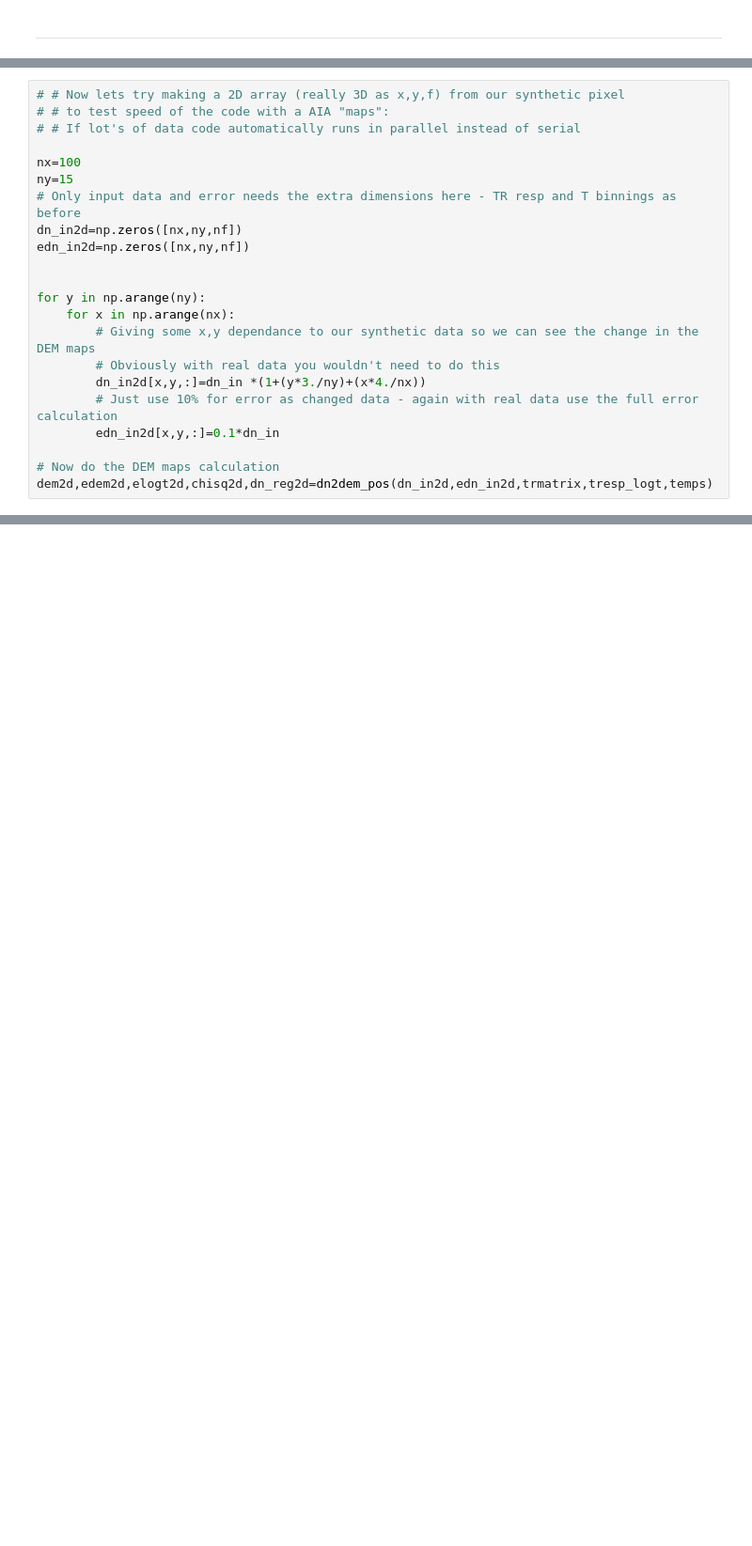
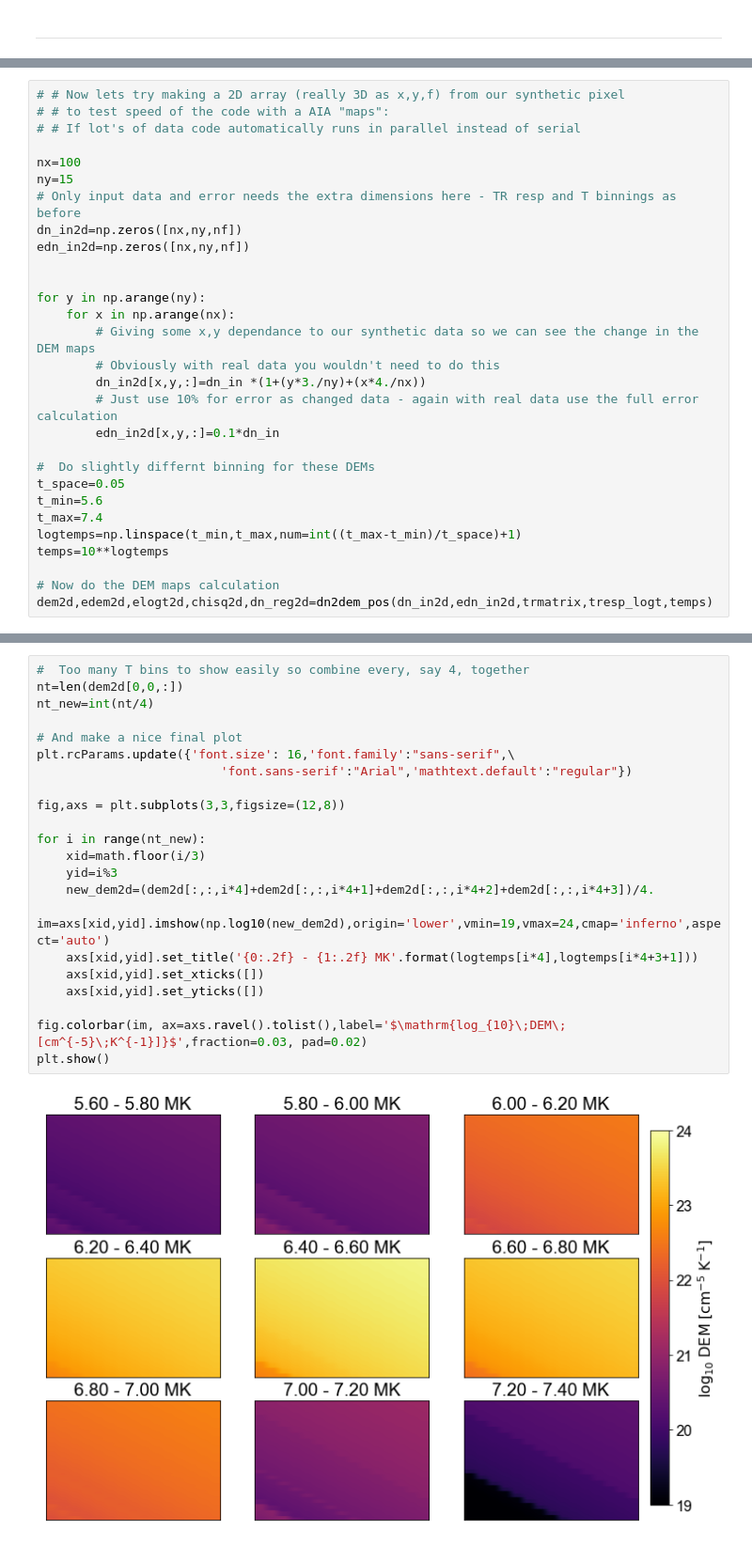
Before and after one commit to ianan/demreg, a Jupyter notebook: python/example_demregpy_aiasyn.ipynb, the cells around one changed output, grey strips where cells are left out. Shown at 94% size. Saved outputs shown, nothing was run; the diff lists cells and outputs as text; blank space fills up the shorter version.

```diff
--- a/python/example_demregpy_aiasyn.ipynb
+++ b/python/example_demregpy_aiasyn.ipynb
@@ -293,6 +294,13 @@ for y in np.arange(ny):
         # Just use 10% for error as changed data - again with real data use the full error calculation
         edn_in2d[x,y,:]=0.1*dn_in
 
+#  Do slightly differnt binning for these DEMs
+t_space=0.05
+t_min=5.6
+t_max=7.4
+logtemps=np.linspace(t_min,t_max,num=int((t_max-t_min)/t_space)+1)
+temps=10**logtemps
+
 # Now do the DEM maps calculation
 dem2d,edem2d,elogt2d,chisq2d,dn_reg2d=dn2dem_pos(dn_in2d,edn_in2d,trmatrix,tresp_logt,temps)
 # %%
@@ -308,3 +316,27 @@ plt.colorbar(label='$\mathrm{DEM\;[cm^{-5}\;K^{-1}]}$')
 plt.show()
 # %% [output]
 [figure]
+# %%
+#  Too many T bins to show easily so combine every, say 4, together
+nt=len(dem2d[0,0,:])
+nt_new=int(nt/4)
+
+# And make a nice final plot
+plt.rcParams.update({'font.size': 16,'font.family':"sans-serif",\
+                         'font.sans-serif':"Arial",'mathtext.default':"regular"})
+
+fig,axs = plt.subplots(3,3,figsize=(12,8))
+
+for i in range(nt_new):
+    xid=math.floor(i/3)
+    yid=i%3
+    new_dem2d=(dem2d[:,:,i*4]+dem2d[:,:,i*4+1]+dem2d[:,:,i*4+2]+dem2d[:,:,i*4+3])/4.
+    im=axs[xid,yid].imshow(np.log10(new_dem2d),origin='lower',vmin=19,vmax=24,cmap='inferno',aspect='auto')
+    axs[xid,yid].set_title('{0:.2f} - {1:.2f} MK'.format(logtemps[i*4],logtemps[i*4+3+1]))
+    axs[xid,yid].set_xticks([])
+    axs[xid,yid].set_yticks([])
+
+fig.colorbar(im, ax=axs.ravel().tolist(),label='$\mathrm{log_{10}\;DEM\;[cm^{-5}\;K^{-1}]}$',fraction=0.03, pad=0.02)
+plt.show()
+# %% [output]
+[figure, added]
```
Also changed, not shown: parts of 2 cells of this notebook, 1 other file.
